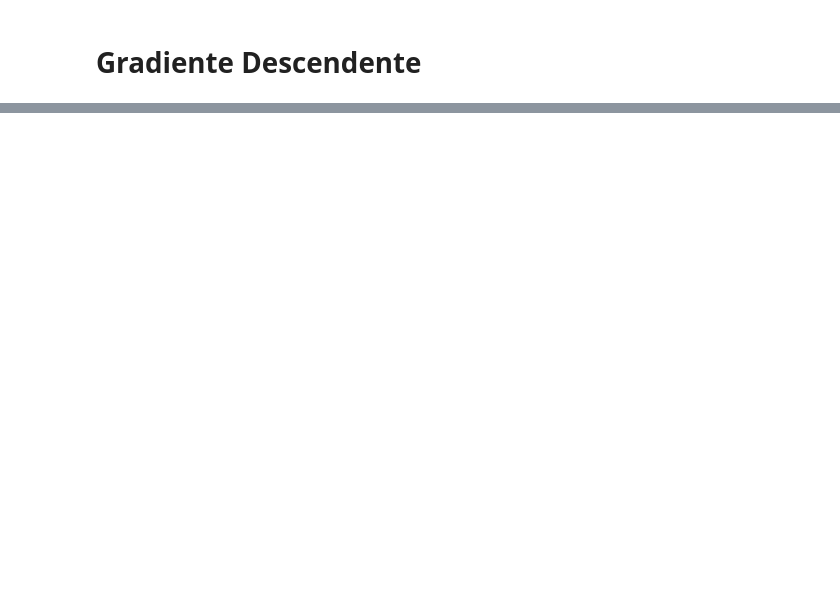
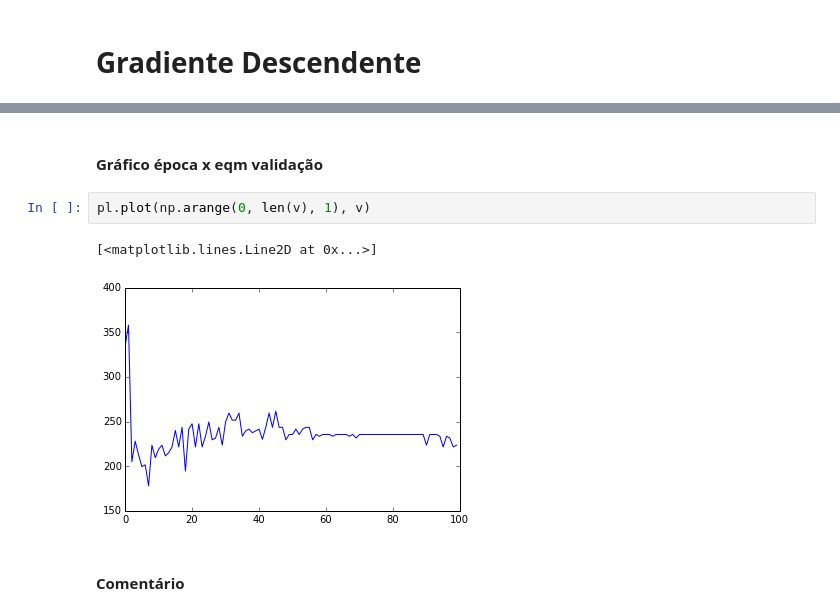
Before and after one commit to abevieiramota/mestrado-AA, a Jupyter notebook: Trabalho 3.ipynb, the cells around one changed output, grey strips where cells are left out. Saved outputs shown, nothing was run; the diff lists cells and outputs as text; blank space fills up the shorter version.

```diff
--- a/Trabalho 3.ipynb
+++ b/Trabalho 3.ipynb
@@ -170,0 +259,9 @@ array([ 5161.5])
+# %% [markdown]
+#### Gráfico época x eqm validação
+# %%
+pl.plot(np.arange(0, len(v), 1), v)
+# %% [output]
+[<matplotlib.lines.Line2D at 0x...>]
+[figure, added]
+# %% [markdown]
+#### Comentário
```
Also changed, not shown: parts of 48 cells of this notebook, 1 other file.
